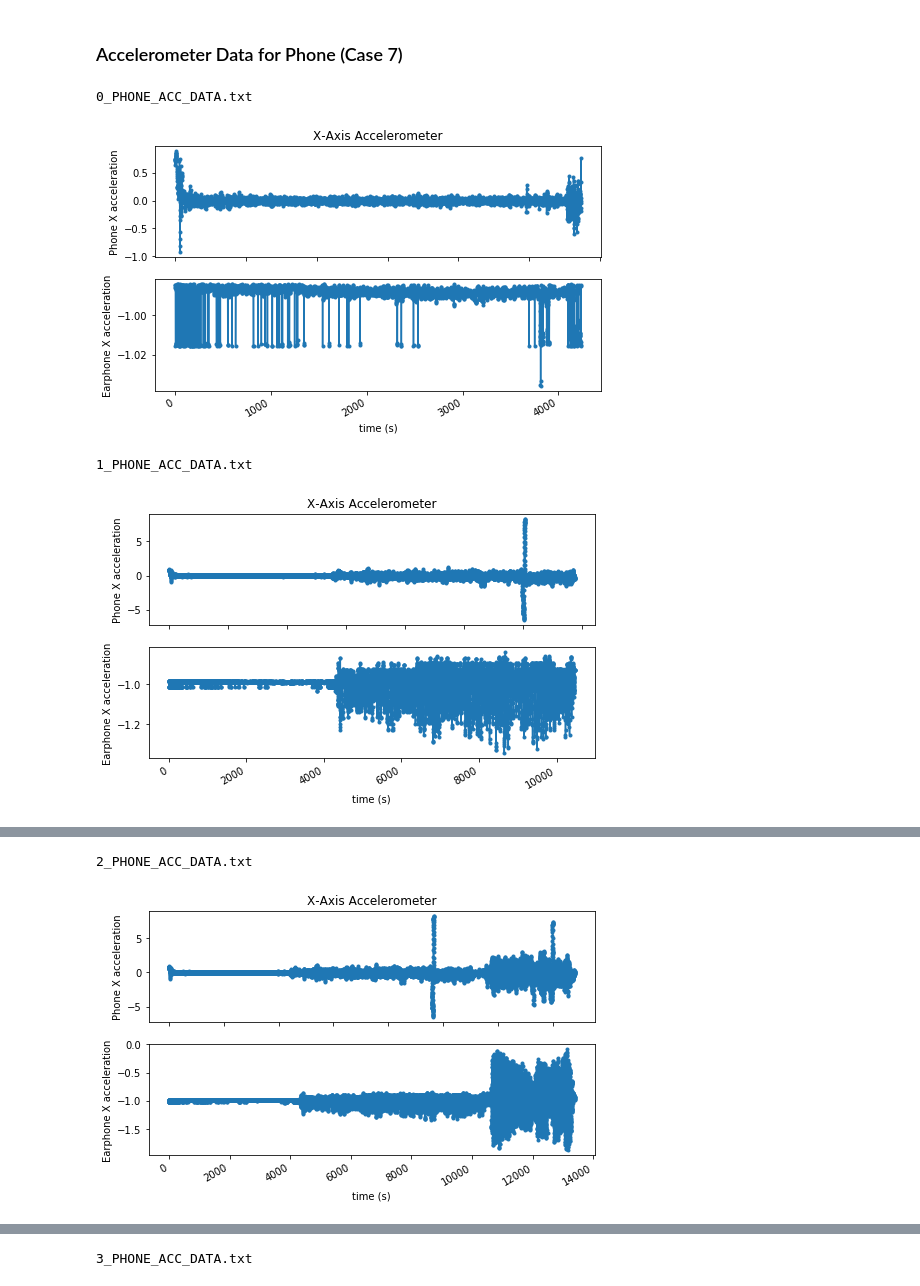
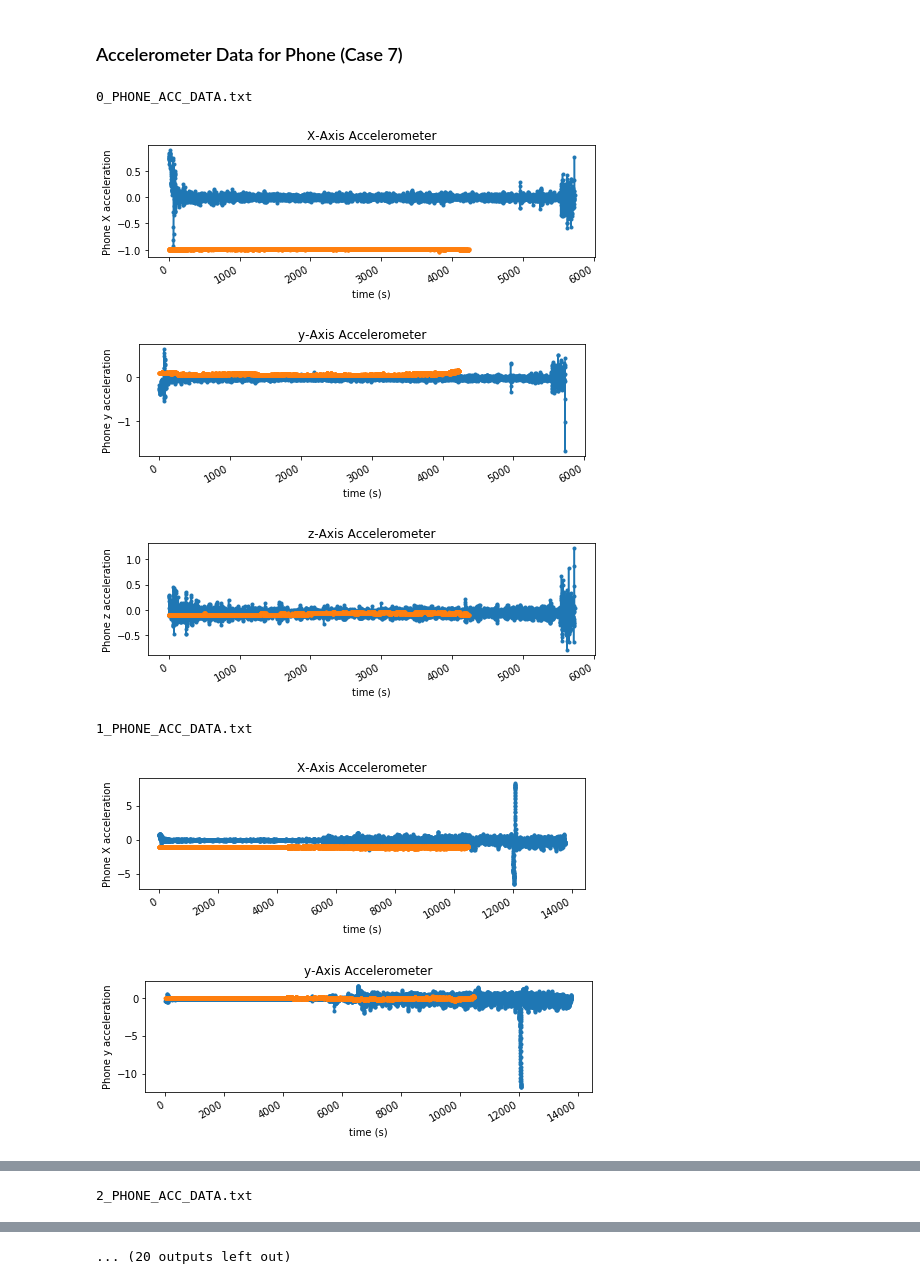
Before and after one commit to HannaHojaiji/EE-209AS, a Jupyter notebook: Data Analysis for Adversarial Models/Data Analysis.ipynb, the cells around one changed output, grey strips where cells are left out. Cells and saved outputs as stored; diff of their text form; code cells hidden in the pictures.

Commit message:
Data analysis results

```diff
--- a/Data Analysis for Adversarial Models/Data Analysis.ipynb
+++ b/Data Analysis for Adversarial Models/Data Analysis.ipynb
@@ -38,36 +38,79 @@ for i in range(0, 8):
     with open('C:/Users/sihan/Box/UCLA_PhD/2019-20/Winter20/ECE209/Repository for 3-14-2020/EE-209AS/Gyro_Acc_Watch-Collected-Data-0314/209AS_DATA/'
               +str(i)+'_'+case[1]+'_DATA.txt', "r", encoding="utf8") as filestream:
         for line in filestream:
             if line.strip('\n'):
                 currentline = line.rstrip('\n').split(",")
                 timestamp_e = datetime.strptime(currentline[1],'%H:%M:%S').time()
                 ae_x.append(float(currentline[2]))
                 ae_y.append(float(currentline [3]))
                 ae_z.append(float(currentline [4]))
         #filestream.close()
    # with open("C:/Users/sihan/Box/UCLA_PhD/2019-20/Winter20/ECE209/Repository for 3-14-2020/EE-209AS/Data Analysis for Adversarial Models/" + "Accelerometer data.txt", "w") as filestreamtwo:
    #     total = str(ap_x + ap_y + ap_z + ae_x + ae_y + ae_z)
    #     filestreamtwo.write(total)
     #filestreamtwo.close()
    # print ("Files aggregated for accelerometer")
+    #x
     plt.figure(figsize=(8, 5))
     plt.subplot(2, 1, 1)
     plt.plot(ap_x, '.-')#timestamp_p
+    plt.plot( ae_x, '.-')#timestamp_e
     plt.title('X-Axis Accelerometer')
     plt.xlabel('time (s)')
     plt.ylabel('Phone X acceleration')
     # beautify the x-labels
     plt.gcf().autofmt_xdate()
 
-    plt.subplot(2, 1, 2)
-    plt.plot( ae_x, '.-')#timestamp_e
+    #plt.subplot(2, 1, 2)
+    #plt.plot( ae_x, '.-')#timestamp_e
+    #plt.xlabel('time (s)')
+    #plt.ylabel('Earphone X acceleration')
+    # beautify the x-labels
+    #plt.gcf().autofmt_xdate()
+    plt.show()
+
+    #y
+    plt.figure(figsize=(8, 5))
+    plt.subplot(2, 1, 1)
+    plt.plot(ap_y, '.-')#timestamp_p
+    plt.plot( ae_y, '.-')#timestamp_e
+    plt.title('y-Axis Accelerometer')
     plt.xlabel('time (s)')
-    plt.ylabel('Earphone X acceleration')
+    plt.ylabel('Phone y acceleration')
     # beautify the x-labels
     plt.gcf().autofmt_xdate()
+
+#     plt.subplot(2, 1, 2)
+#     plt.plot( ae_y, '.-')#timestamp_e
+#     plt.xlabel('time (s)')
+#     plt.ylabel('Earphone y acceleration')
+#     # beautify the x-labels
+#     plt.gcf().autofmt_xdate()
     plt.show()
+
+    #z
+    plt.figure(figsize=(8, 5))
+    plt.subplot(2, 1, 1)
+    plt.plot(ap_z, '.-')#timestamp_p
+    plt.plot( ae_z, '.-')#timestamp_e
+    plt.title('z-Axis Accelerometer')
+    plt.xlabel('time (s)')
+    plt.ylabel('Phone z acceleration')
+    # beautify the x-labels
+    plt.gcf().autofmt_xdate()
+
+#     plt.subplot(2, 1, 2)
+#     plt.plot( ae_z, '.-')#timestamp_e
+#     plt.xlabel('time (s)')
+#     plt.ylabel('Earphone z acceleration')
+#     # beautify the x-labels
+#     plt.gcf().autofmt_xdate()
+    plt.show()
 # %% [output]
 0_PHONE_ACC_DATA.txt
-[figure, old version]
+[figure, new version]
+[figure, new version]
+[figure, new version]
 1_PHONE_ACC_DATA.txt
-[figure, old version]
+[figure, new version]
+[figure, new version]
@@ -74,2 +118 @@ for i in range(0, 8):
 2_PHONE_ACC_DATA.txt
-[figure, old version]
@@ -76 +122 @@ for i in range(0, 8):
-3_PHONE_ACC_DATA.txt
+... (20 outputs left out)
```
Also changed, not shown: parts of 3 cells of this notebook.
